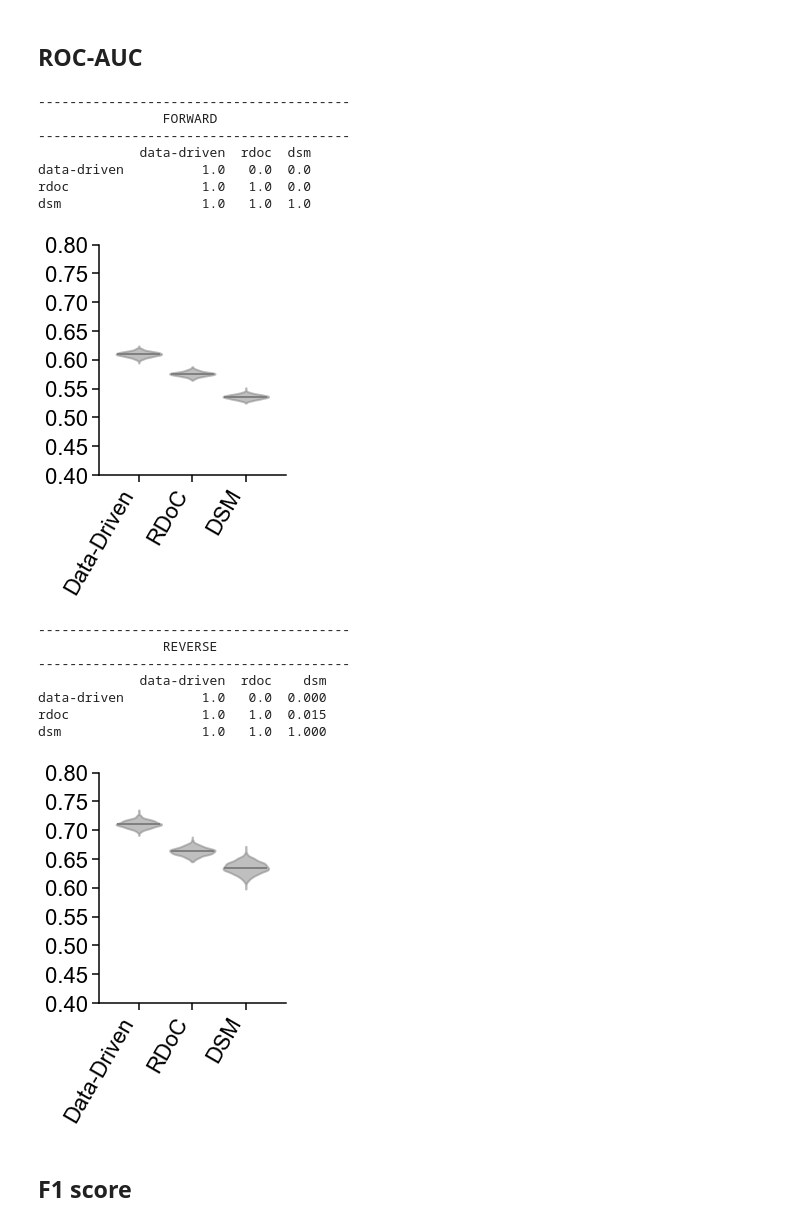
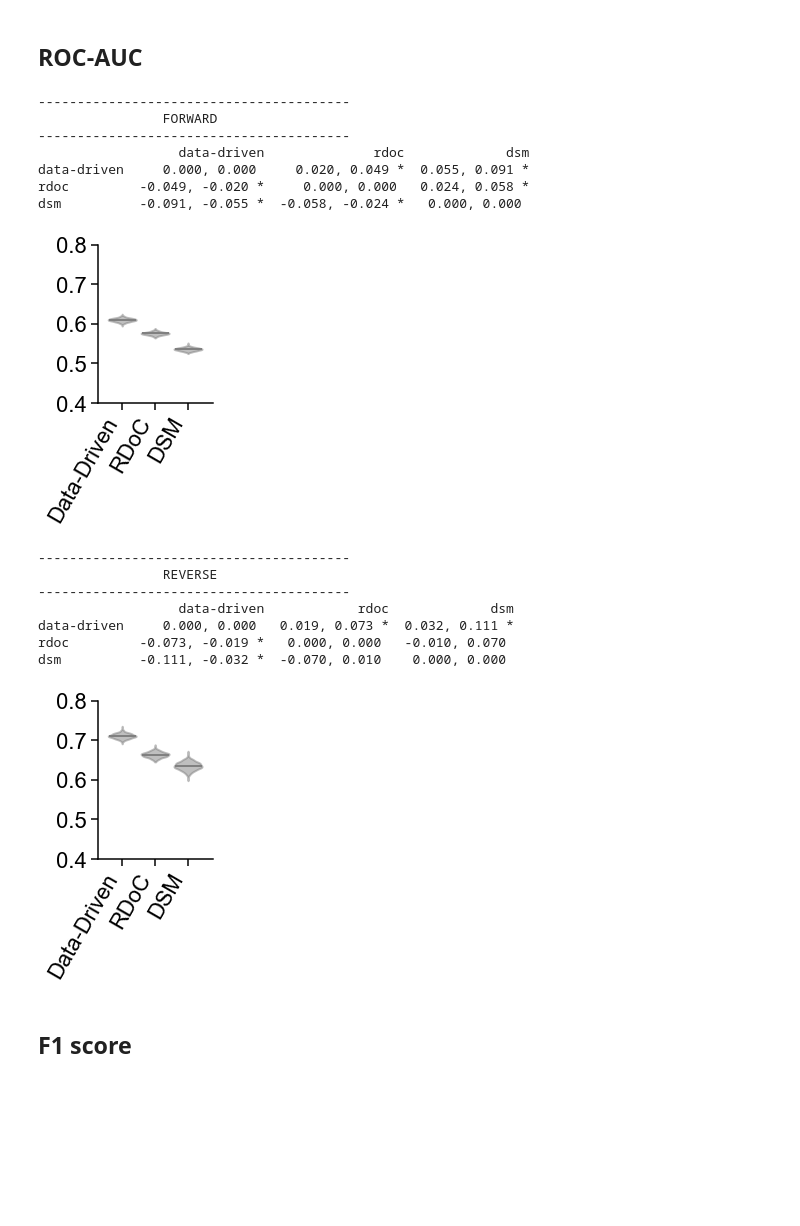
Before and after one commit to ehbeam/neuro-knowledge-engine, a Jupyter notebook: prediction/comp_frameworks_lr.ipynb, the cells around one changed output. Saved outputs shown, nothing was run; the diff lists cells and outputs as text; code cells hidden in the pictures; blank space fills up the shorter version.

Commit message:
Printed confidence intervals

```diff
--- a/prediction/comp_frameworks_lr.ipynb
+++ b/prediction/comp_frameworks_lr.ipynb
@@ -62,6 +72,29 @@ for metric in metrics:
         fdr_md = multipletests(p.ravel(), method="fdr_bh")[1].reshape(p.shape)
         fdr_md = pd.DataFrame(fdr_md, index=frameworks, columns=frameworks)
         fdr[metric][direction] = fdr_md
+# %%
+interval = 0.999
+tail = (1.0 - interval) / 2.0 # Two-sided test
+idx_lower = int(n_iter * tail)
+idx_upper = int(n_iter * (1.0 - tail))
+
+CI = {}
+for metric in metrics:
+    CI[metric] = {}
+    for direction in directions:
+
+        CI[metric][direction] = pd.DataFrame("", index=frameworks, columns=frameworks)
+        for i, fw_i in enumerate(frameworks):
+            for j, fw_j in enumerate(frameworks):
+                boot_i = np.mean(boot[fw_i][metric][direction], axis=0)
+                boot_j = np.mean(boot[fw_j][metric][direction], axis=0)
+                boot_dif = np.sort(boot_i - boot_j)
+                CI_lower = boot_dif[idx_lower]
+                CI_upper = boot_dif[idx_upper]
+                CI_sig = ""
+                if (CI_lower > 0 and CI_upper > 0) or (CI_lower < 0 and CI_upper < 0):
+                    CI_sig = "*"
+                CI[metric][direction].loc[fw_i,fw_j] = "{:.3f}, {:.3f} {}".format(CI_lower, CI_upper, CI_sig)
 # %% [markdown]
 # Plot evaluation metrics
 # %%
@@ -74,7 +107,7 @@ def plot_framework_comparison(metric, direction, boot, n_iter=1000,
     font_prop = font_manager.FontProperties(fname=font, size=22)
     rcParams["axes.linewidth"] = 1.5
 
-    fig = plt.figure(figsize=(2.6,3.2))
+    fig = plt.figure(figsize=(1.6,2.2))#plt.figure(figsize=(2.6,3.2))
     ax = fig.add_axes([0,0,1,1])
 
     i = 0
@@ -115,29 +148,29 @@ def plot_framework_comparison(metric, direction, boot, n_iter=1000,
 # %%
 metric = "rocauc"
 for direction in directions:
     print("-"*40 + "\n\t\t" + direction.upper() + "\n" + "-"*40)
-    print(fdr[metric][direction])
+    print(CI[metric][direction])
     print("")
     plot_framework_comparison(metric, direction, boot, n_iter=n_iter,
                               ylim=[0.4,0.8],
-                              yticks=[0.4,0.45,0.5,0.55,0.6,0.65,0.7,0.75,0.8])
+                              yticks=[0.4,0.5,0.6,0.7,0.8])
 # %% [output]
 ----------------------------------------
                 FORWARD
 ----------------------------------------
-             data-driven  rdoc  dsm
-data-driven          1.0   0.0  0.0
-rdoc                 1.0   1.0  0.0
-dsm                  1.0   1.0  1.0
+                  data-driven              rdoc             dsm
+data-driven     0.000, 0.000     0.020, 0.049 *  0.055, 0.091 *
+rdoc         -0.049, -0.020 *     0.000, 0.000   0.024, 0.058 *
+dsm          -0.091, -0.055 *  -0.058, -0.024 *   0.000, 0.000
-[figure, old version]
+[figure, new version]
 ----------------------------------------
                 REVERSE
 ----------------------------------------
-             data-driven  rdoc    dsm
-data-driven          1.0   0.0  0.000
-rdoc                 1.0   1.0  0.015
-dsm                  1.0   1.0  1.000
+                  data-driven            rdoc             dsm
+data-driven     0.000, 0.000   0.019, 0.073 *  0.032, 0.111 *
+rdoc         -0.073, -0.019 *   0.000, 0.000   -0.010, 0.070
+dsm          -0.111, -0.032 *  -0.070, 0.010    0.000, 0.000
-[figure, old version]
+[figure, new version]
 # %% [markdown]
 ## F1 score
 # %%
```
Also changed, not shown: parts of 5 cells of this notebook, 8 other files.
